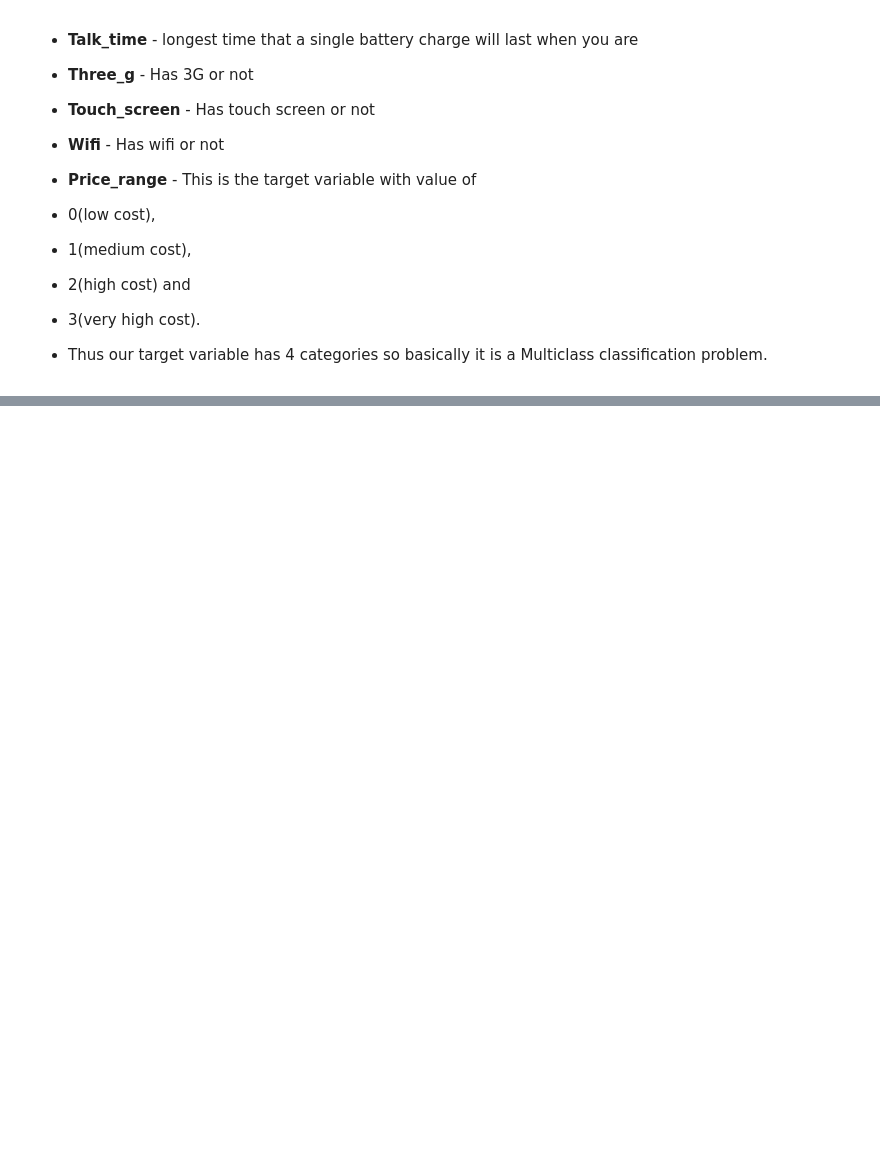
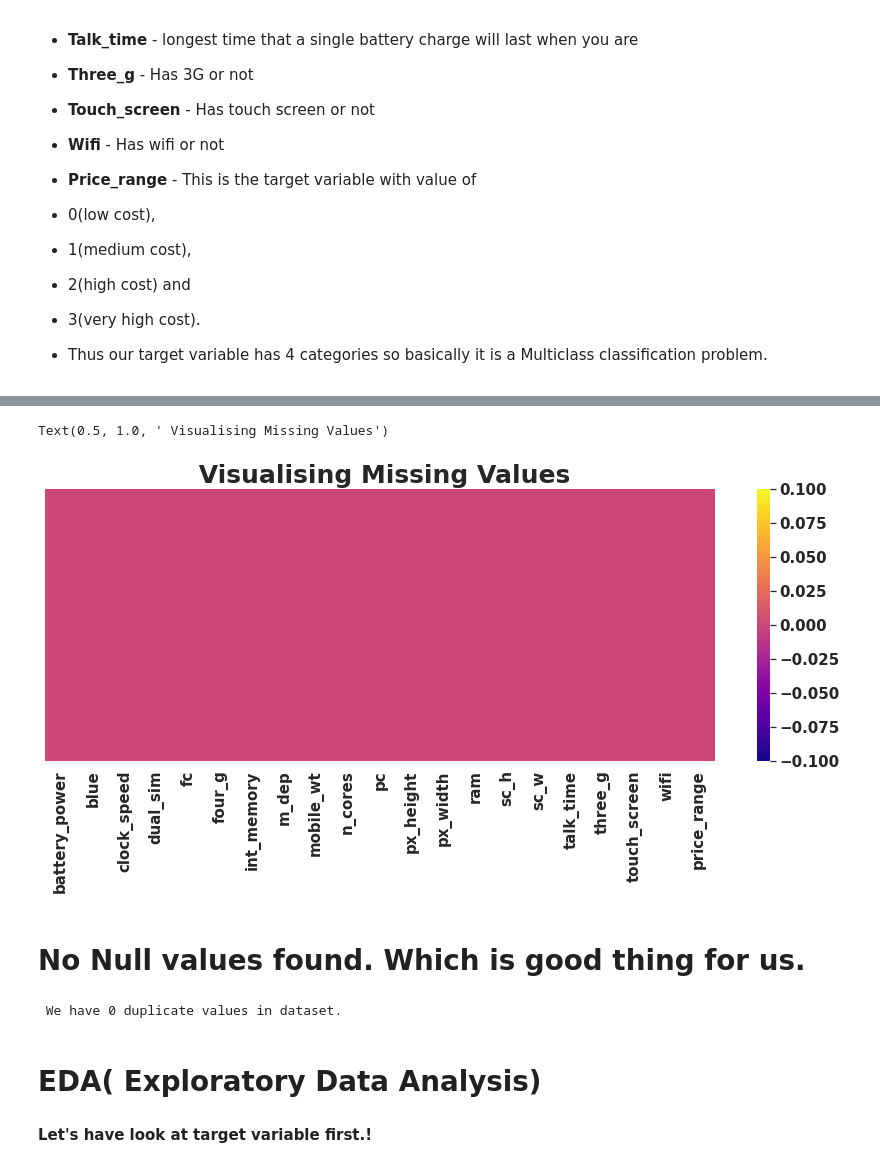
Before and after one commit to vimal9910/Third_capstone_project_Mobile_Price_Range_Prediction, a Jupyter notebook: Mobile_Price_Range_Prediction.ipynb, the cells around one changed output, grey strips where cells are left out. Saved outputs shown, nothing was run; the diff lists cells and outputs as text; code cells hidden in the pictures; blank space fills up the shorter version.

```diff
--- a/Mobile_Price_Range_Prediction.ipynb
+++ b/Mobile_Price_Range_Prediction.ipynb
@@ -90,0 +100,2 @@ warnings.filterwarnings('ignore')
+# %%
+mobile_data=pd.read_csv(file_path)
@@ -90,0 +165,3 @@ warnings.filterwarnings('ignore')
+# %%
+# As there are only 2 observations having px_height=0. so we will drop it.
+mobile_data=mobile_data[mobile_data['px_height']!=0]
@@ -90,0 +175,8 @@ warnings.filterwarnings('ignore')
+# %%
+# Replacing 0 with NAN so that we can implement KNN Imputer.
+mobile_data['sc_w']=mobile_data['sc_w'].replace(0,np.nan)
+# %%
+# import KNN imputer frio sklearn
+from sklearn.impute import KNNImputer
+impute_knn = KNNImputer(n_neighbors=1)
+mobile_data=pd.DataFrame(impute_knn.fit_transform(mobile_data),columns=mobile_data.columns)
@@ -90,0 +243,19 @@ warnings.filterwarnings('ignore')
+# %%
+# Visulaizing null values using heatmap.
+plt.figure(figsize=(15,5))
+sns.heatmap(mobile_data.isnull(),cmap='plasma',annot=False,yticklabels=False)
+plt.title(" Visualising Missing Values")
+# %% [output]
+Text(0.5, 1.0, ' Visualising Missing Values')
+[figure, added]
+# %% [markdown]
+# No Null values found. Which is good thing for us.
+# %%
+# Checking Duplicate values in data set.
+print(f' We have {mobile_data.duplicated().sum()} duplicate values in dataset.')
+# %% [output]
+ We have 0 duplicate values in dataset.
+# %% [markdown]
+# **EDA( Exploratory Data Analysis)**
+# %% [markdown]
+**Let's have look at target variable first.!**
```
Also changed, not shown: parts of 87 cells of this notebook.
